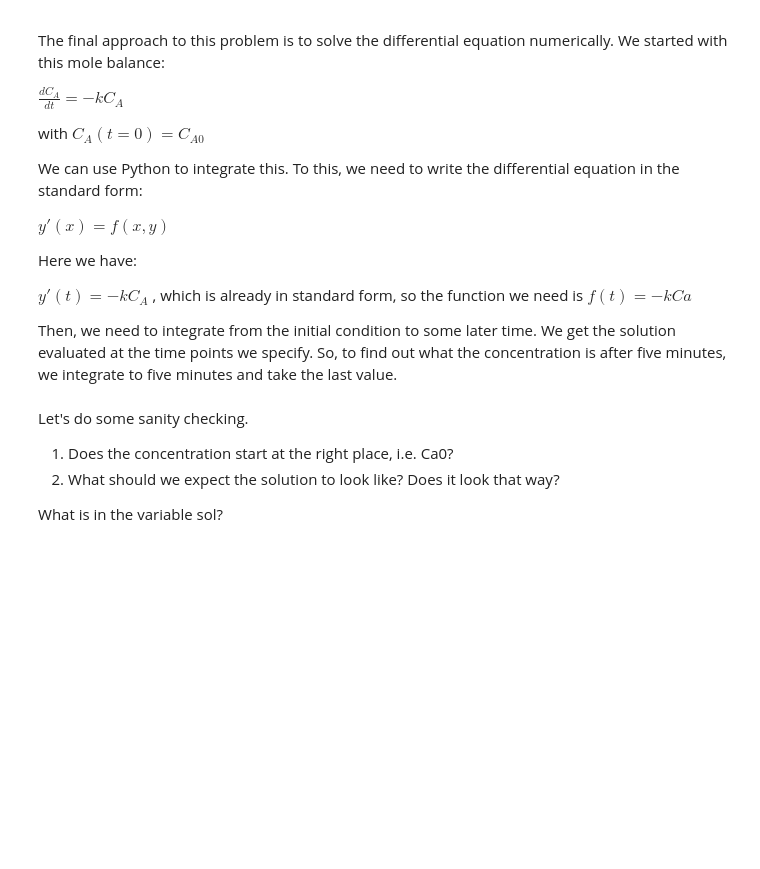
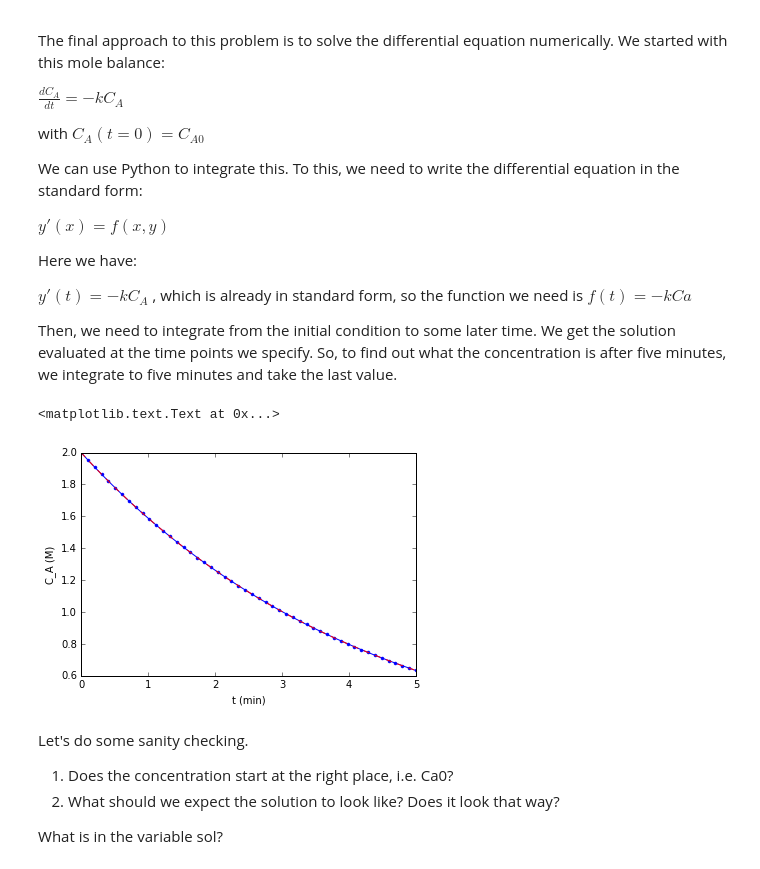
Before and after one commit to jkitchin/s17-06364, a Jupyter notebook: lectures/lecture-01.ipynb, the cells around one changed output. Saved outputs shown, nothing was run; the diff lists cells and outputs as text; code cells hidden in the pictures; blank space fills up the shorter version.

```diff
--- a/lectures/lecture-01.ipynb
+++ b/lectures/lecture-01.ipynb
@@ -272,17 +283,22 @@ Then, we need to integrate from the initial condition to some later time. We get
 # Here is one way to get help on a function
 ?odeint
 # %%
+from scipy.integrate import odeint
 def ode(Ca, t):
     'The differential equation dCa/dt = -k * Ca'
     dCadt = -k * Ca
     return dCadt
 
 tspan = np.linspace(0, 5)
 sol = odeint(ode, Ca0, tspan)
 
-plt.plot(tspan, sol)
+plt.plot(tspan, sol, 'b.-')
+plt.plot(tspan, Ca0 * np.exp(-k * tspan), 'r--')
 plt.xlabel('t (min)')
 plt.ylabel('C_A (M)')
+# %% [output]
+<matplotlib.text.Text at 0x...>
+[figure, added]
 # %% [markdown]
 Let's do some sanity checking.
 
```
Also changed, not shown: parts of 8 cells of this notebook, 1 other file.
